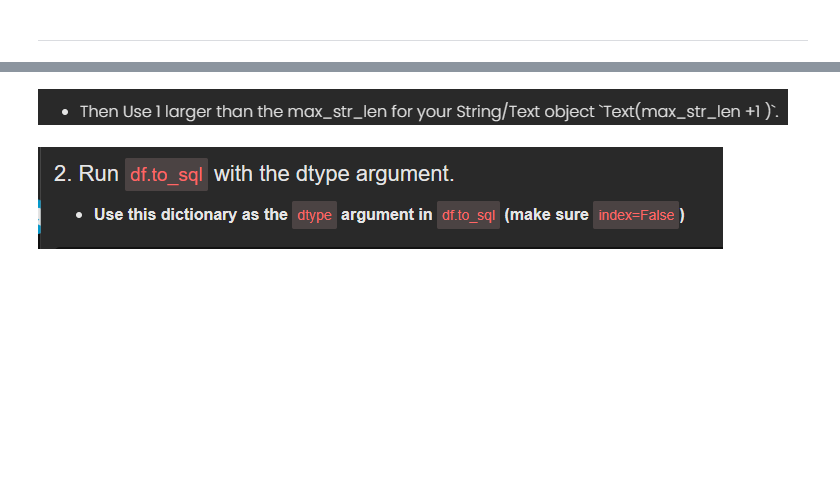
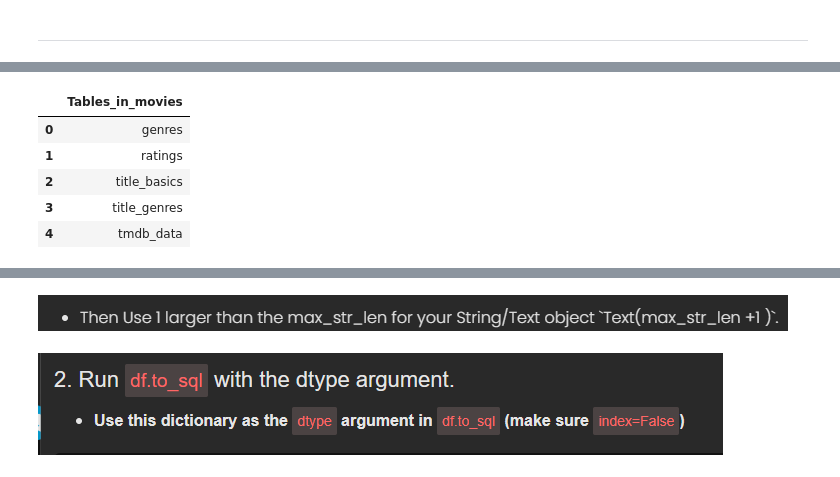
Before and after one commit to lrnrdr/Lori-pt-data-enrichment, a Jupyter notebook: project 2 part 3b.ipynb, the cells around one changed output, grey strips where cells are left out. Saved outputs shown, nothing was run; the diff lists cells and outputs as text; code cells hidden in the pictures; blank space fills up the shorter version.

```diff
--- a/project 2 part 2b.ipynb
+++ b/project 2 part 3b.ipynb
@@ -210,3 +209,23 @@ NameError: name 'conn' is not defined
+# %%
+# Create the sqlalchemy engine and connection
+username = "root"
+password = "root"
+# password = quote_plus("Myp@ssword!") # Use the quote function if you have special chars in password
+db_name = "movies"
+connection = f"mysql+pymysql://root:root@localhost/movies"
+engine = create_engine(connection)
+conn = engine.connect()
+# %%
+# Preview the names of all tables
+q = '''SHOW TABLES;'''
+pd.read_sql(q, conn)
+# %% [output]
+|  | Tables_in_movies |
+| 0 | genres |
+| 1 | ratings |
+| 2 | title_basics |
+| 3 | title_genres |
+| 4 | tmdb_data |
 # %% [markdown]
 ![image.png](attachment:1d0fc50c-64d2-45ff-b140-c9574f123e2b.png)
 # %%
```
Also changed, not shown: parts of 7 cells of this notebook.
